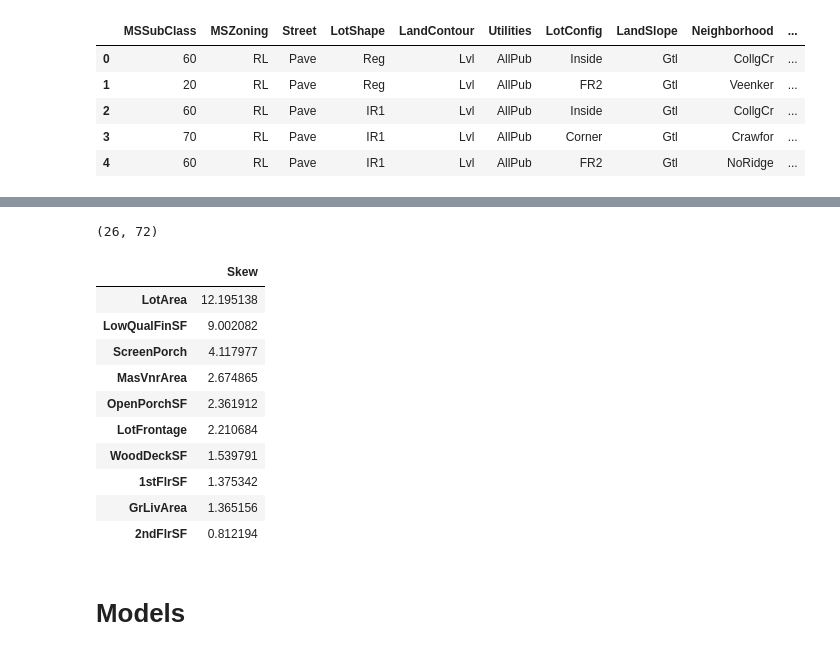
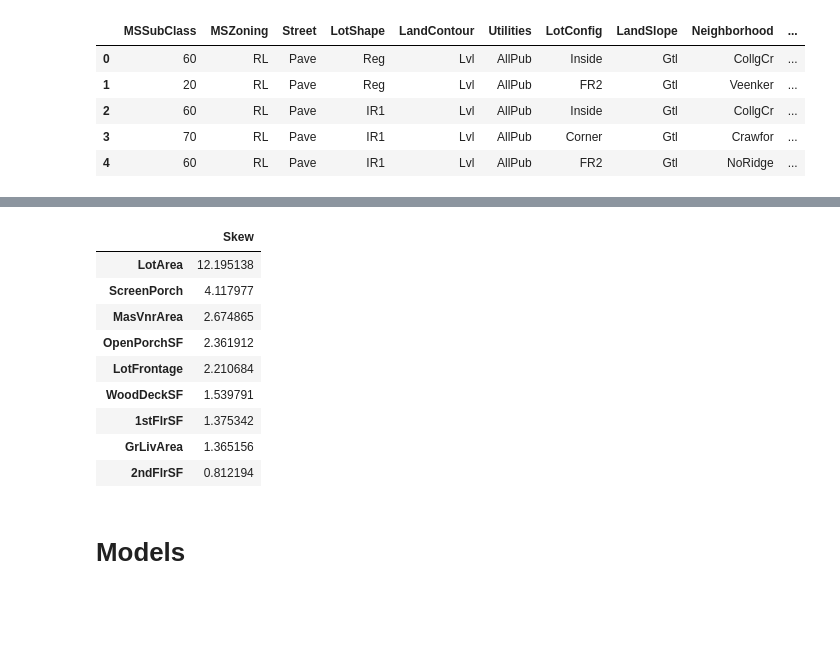
Before and after one commit to Barteus/kaggles, a Jupyter notebook: houses/houses-nn.ipynb, the cells around one changed output, grey strips where cells are left out. Saved outputs shown, nothing was run; the diff lists cells and outputs as text; code cells hidden in the pictures; blank space fills up the shorter version.

Commit message:
Changes to skew variables added

```diff
--- a/houses/houses-nn.ipynb
+++ b/houses/houses-nn.ipynb
@@ -104,16 +84,14 @@ sns.distplot(train_csv_df['ScreenPorch'] , fit=norm);
 # %%
-train_csv_df[train_csv_df['LowQualFinSF']>0].shape
+# train_csv_df[train_csv_df['LowQualFinSF']>0].shape
-# %% [output]
-(26, 72)
 # %%
 #Skew
 skewed_feats = train_csv_df[cont_names].apply(lambda x: skew(x.dropna())).sort_values(ascending=False)
 skewness = pd.DataFrame({'Skew' :skewed_feats})
-skewness[skewness['Skew']>0.75]
+skew_columns = skewness[skewness['Skew']>0.75]
+skew_columns
 # %% [output]
 |  | Skew |
 | LotArea | 12.195138 |
-| LowQualFinSF | 9.002082 |
 | ScreenPorch | 4.117977 |
 | MasVnrArea | 2.674865 |
 | OpenPorchSF | 2.361912 |
```
Also changed, not shown: parts of 7 cells of this notebook.
